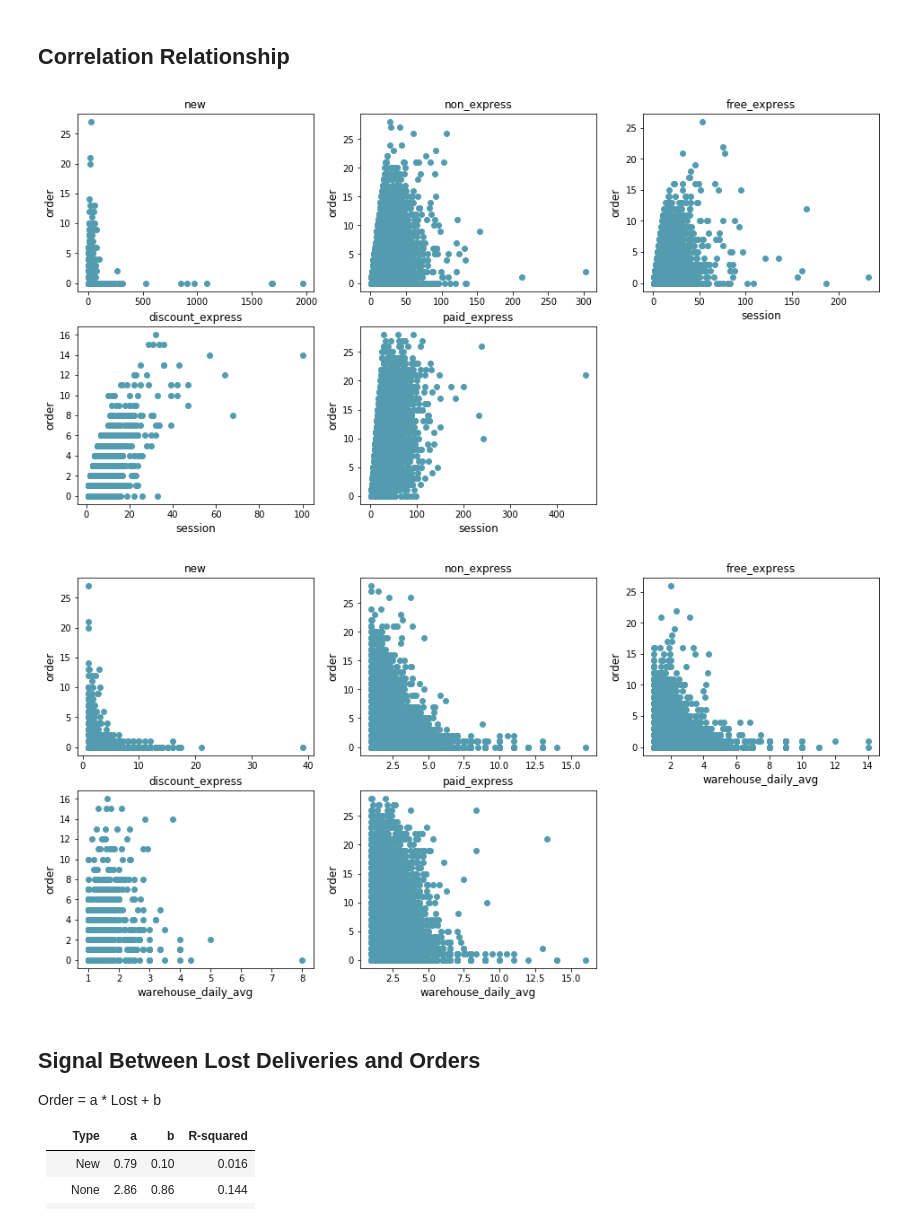
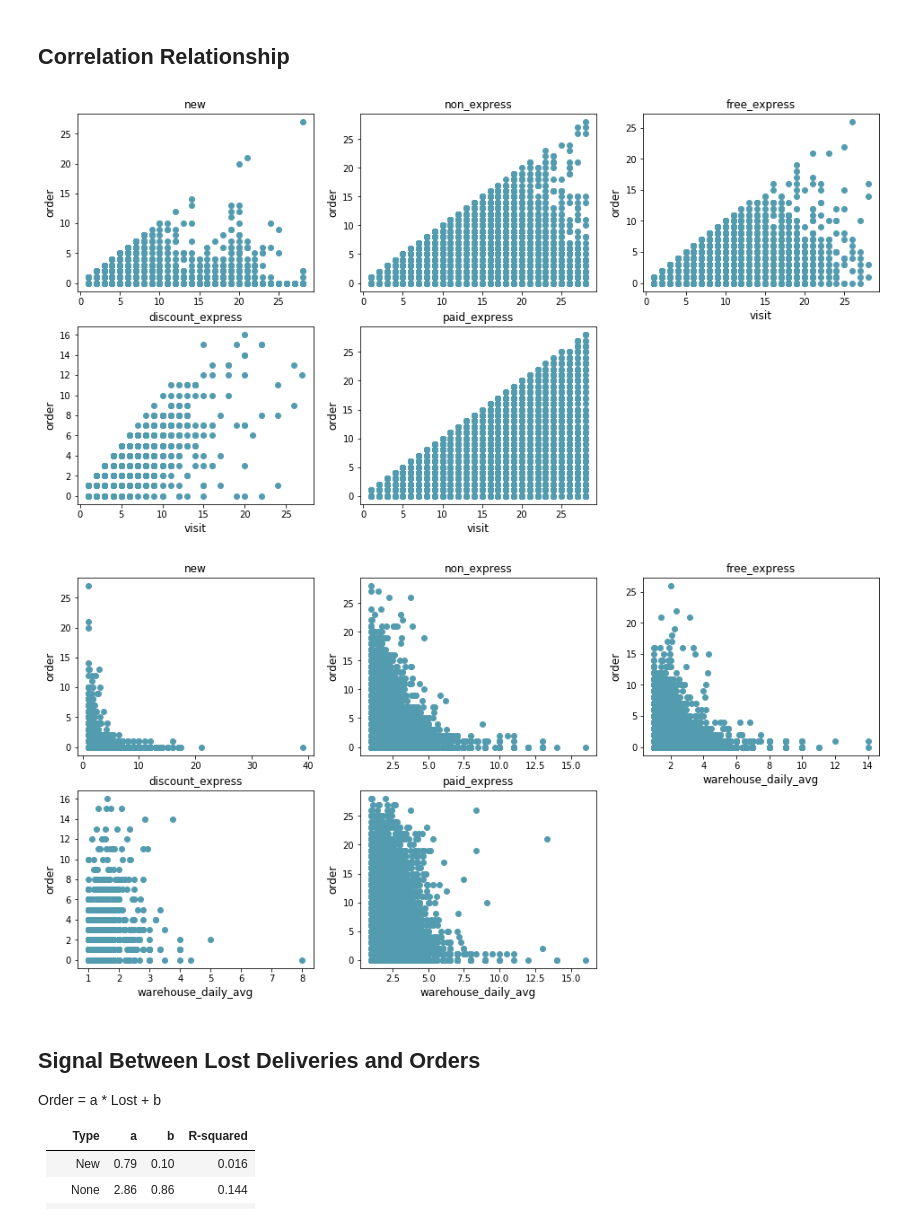
Before and after one commit to JustinNew/archive, a Jupyter notebook: projects/LostDemandImpact/Lost_Deliveries_Impact_V1.0.ipynb, the cells around one changed output. Drawn from its saved outputs; the diff is of its cells as text; code cells hidden in the pictures.

```diff
--- a/projects/LostDemandImpact/Lost_Deliveries_Impact_V1.0.ipynb
+++ b/projects/LostDemandImpact/Lost_Deliveries_Impact_V1.0.ipynb
@@ -93,24 +115,13 @@ user_lost_deliveries = df_lds_orders[['user_id', 'lost_estimate']]\
     .groupby('user_id').sum().reset_index()
 
 # Get orders for this period.
-# Zero orders are not included.
-user_orders_per_day = df_lds_orders[['user_id', 'date', 'converted']]\
-    .groupby(['user_id', 'date']).sum().reset_index()
+user_orders = get_orders(df_lds_orders[['user_id', 'date', 'converted']])
 
-user_orders = user_orders_per_day[user_orders_per_day['converted'] != 0][['user_id', 'date']]\
-    .groupby(['user_id']).count().reset_index().rename(columns={'date': 'order'})
-
-# Get sessions for the period.
-# Get DataFrame of all unique sessions.
-user_unique_sessions = df_lds_orders[['user_id', 'date', 'hour', 'zone_id', 'warehouse_id']]\
-    .drop_duplicates().sort_values(by=['user_id', 'date', 'hour'])
-
-# Count number of sessions for each user during this period.
-user_sessions = user_unique_sessions.groupby(['user_id']).count().reset_index()\
-    .drop(columns=['date', 'zone_id', 'warehouse_id']).rename(columns={'hour':'session'})
+# Get visits for the period.
+user_visits = get_visits(df_lds_orders[['user_id', 'date']])
 
 # Warehouse_id is unique and universal.
-user_warehouse_daily_count = user_unique_sessions[['user_id', 'date', 'warehouse_id']]\
+user_warehouse_daily_count = df_lds_orders[['user_id', 'date', 'warehouse_id']]\
     .drop_duplicates().groupby(['user_id', 'date']).count().reset_index()
 
 user_warehouse_daily_average = user_warehouse_daily_count[['user_id', 'warehouse_id']]\
@@ -164,7 +175,7 @@ user_type_count = user_type_first_count\
 
 # Merge all the DataFrame after feature engineering.
 user_df = user_lost_deliveries.merge(user_orders, on=['user_id'], how='left')
-user_df = user_df.merge(user_sessions, on=['user_id'])
+user_df = user_df.merge(user_visits, on=['user_id'])
 user_df = user_df.merge(user_warehouse_daily_average, on=['user_id'], how='left')
 user_df = user_df.merge(user_avg_visit_feature, on='user_id', how='left')
 user_df = user_df.merge(user_type_last, on='user_id', how='left')\
@@ -633,16 +633,16 @@ plt.show()
 # %% [output]
 [figure]
 # %%
-# For Session
-label = 'Session'
-label_pct = 'SPct'
-png_name = 'Customer Session'
+# For Visit
+label = 'Visit'
+label_pct = 'VPct'
+png_name = 'Customer Visit'
 
 fig = plt.figure(figsize=(16, 8))
 ax1 = fig.add_subplot(231)
 ax1.bar(user_stats[1][label], user_stats[1][label_pct], align='center', color='#539caf', width=0.4)
 ax1.set_ylabel('Customers Pct',fontsize=12)
-ax1.text(5, 92, '62.7% 1 Session', fontsize=12, color='black')
+ax1.text(5, 92, '62.7% 1 Visit', fontsize=12, color='black')
 ax1.set_title('new: ' + label)
 ax1.set_xlim([0,11])
 ax1.set_ylim([0, 105])
@@ -651,7 +651,7 @@ ax1.set_ylim([0, 105])
 ax2 = fig.add_subplot(232)
 ax2.bar(user_stats[2][label], user_stats[2][label_pct], align='center', color='#539caf', width=0.4)
 ax2.set_title('non_express:' + label)
-ax2.text(5, 92, '24.7% 1 Session', fontsize=12, color='black')
+ax2.text(5, 92, '24.7% 1 Visit', fontsize=12, color='black')
 ax2.set_xlim([0,11])
 ax2.set_ylim([0, 105])
 #ax2.legend(loc = 'upper right',fontsize=10)
@@ -660,7 +660,7 @@ ax3 = fig.add_subplot(233)
 ax3.bar(user_stats[3][label], user_stats[3][label_pct], align='center', color='#539caf', width=0.4)
 ax3.set_title('free_express: ' + label)
 ax3.set_xlabel('Number',fontsize=12)
-ax3.text(5, 92, '30.6% 1 Session', fontsize=12, color='black')
+ax3.text(5, 92, '30.6% 1 Visit', fontsize=12, color='black')
 ax3.set_xlim([0,11])
 ax3.set_ylim([0, 105])
 #ax3.legend(loc = 'upper right',fontsize=10)
@@ -670,7 +670,7 @@ ax4.bar(user_stats[4][label], user_stats[4][label_pct], align='center', color='#
 ax4.set_xlabel('Number',fontsize=12)
 ax4.set_ylabel('Customers Pct',fontsize=12)
 ax4.set_title('discount_express: ' + label)
-ax4.text(5, 92, '7.6% 1 Session', fontsize=12, color='black')
+ax4.text(5, 92, '7.6% 1 Visit', fontsize=12, color='black')
 ax4.set_xlim([0,11])
 ax4.set_ylim([0, 105])
 #ax4.legend(loc = 'upper right',fontsize=10)
@@ -679,7 +679,7 @@ ax5 = fig.add_subplot(235)
 ax5.bar(user_stats[5][label], user_stats[5][label_pct], align='center', color='#539caf', width=0.4)
 ax5.set_xlabel('Number',fontsize=12)
 ax5.set_title('paid_express: ' + label)
-ax5.text(5, 92, '9.6% 1 Session', fontsize=12, color='black')
+ax5.text(5, 92, '9.6% 1 Visit', fontsize=12, color='black')
 ax5.set_xlim([0,11])
 ax5.set_ylim([0, 105])
 #ax5.legend(loc = 'upper right',fontsize=10)
@@ -691,7 +691,7 @@ plt.show()
 # %% [markdown]
 ## Correlation Relationship
 # %%
-x_label_list = ['session', 'warehouse_daily_avg']
+x_label_list = ['visit', 'warehouse_daily_avg']
 y_label_list = ['order', 'order']
 
 for x_label, y_label in zip(x_label_list, y_label_list):
@@ -715,34 +715,34 @@ for x_label, y_label in zip(x_label_list, y_label_list):
     ax3 = fig.add_subplot(233)
     ax3.scatter(user_df[user_df['user_type'] == 3][x_label],\
                 user_df[user_df['user_type'] == 3][y_label], color='#539caf')
     ax3.set_ylabel(y_label,fontsize=12)
     ax3.set_xlabel(x_label,fontsize=12)
     #ax3.set_ylim([0, 10])
     ax3.set_title(user_type_map_reverse[3])
     #ax3.legend(loc = 'upper right',fontsize=10)
 
     ax4 = fig.add_subplot(234)
     ax4.scatter(user_df[user_df['user_type'] == 4][x_label],\
                 user_df[user_df['user_type'] == 4][y_label], color='#539caf')
     ax4.set_ylabel(y_label,fontsize=12)
     ax4.set_xlabel(x_label,fontsize=12)
     #ax4.set_ylim([0, 10])
     ax4.set_title(user_type_map_reverse[4])
     #ax4.legend(loc = 'upper right',fontsize=10)
 
     ax5 = fig.add_subplot(235)
     ax5.scatter(user_df[user_df['user_type'] == 5][x_label],\
                 user_df[user_df['user_type'] == 5][y_label], color='#539caf')
     ax5.set_ylabel(y_label,fontsize=12)
     ax5.set_xlabel(x_label,fontsize=12)
     #ax5.set_ylim([0, 10])
     ax5.set_title(user_type_map_reverse[5])
     #ax5.legend(loc = 'upper right',fontsize=10)
 
     plt.savefig('20180903-20180930 ' + y_label + ' vs ' + x_label + ' .png')
     plt.show()
 # %% [output]
-[figure, old version]
+[figure, new version]
 [figure]
 # %% [markdown]
 ## Signal Between Lost Deliveries and Orders
```
Also changed, not shown: parts of 18 cells of this notebook.
